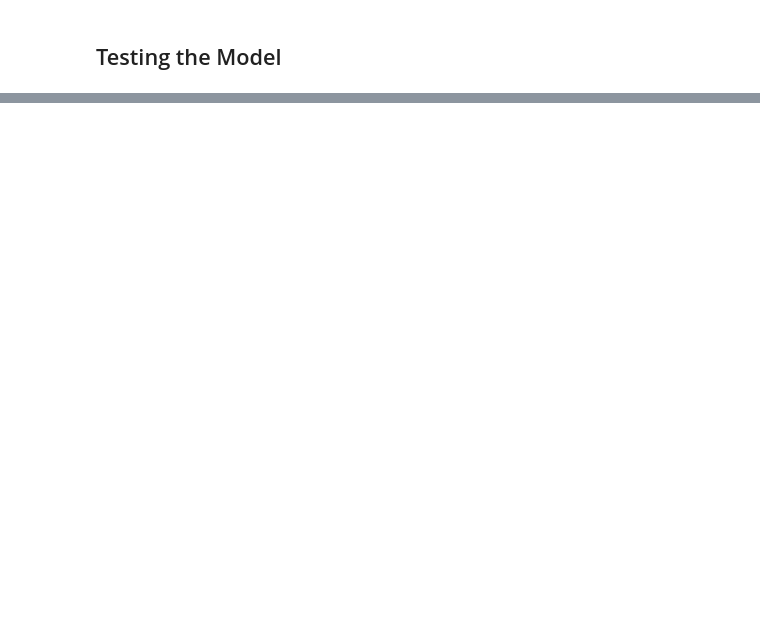
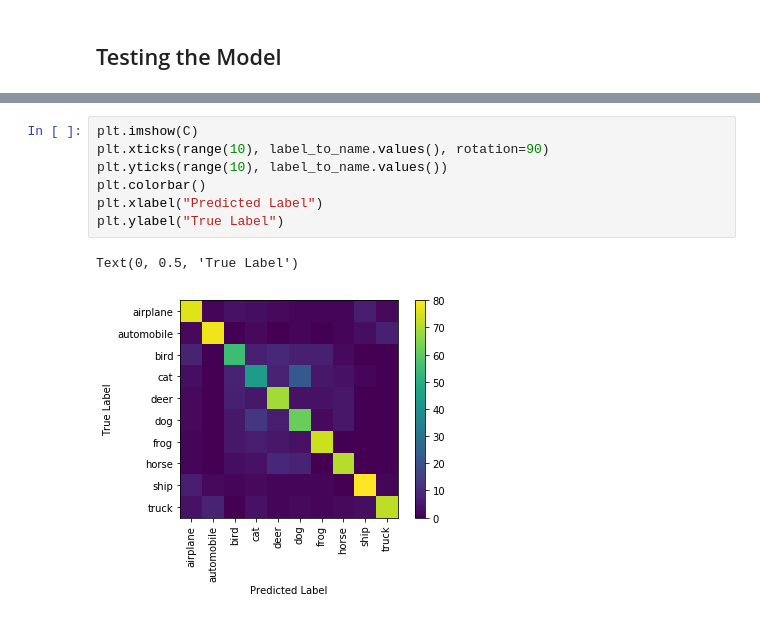
Before and after one commit to RMeli/BertelsmannAI, a Jupyter notebook: 06_cnn/01_CIFAR10-CNN-simple.ipynb, the cells around one changed output, grey strips where cells are left out. Cells and saved outputs as stored; diff of their text form; blank space fills up the shorter version.

```diff
--- a/06_cnn/01_CIFAR10-CNN-simple.ipynb
+++ b/06_cnn/01_CIFAR10-CNN-simple.ipynb
@@ -515,0 +674,10 @@ plt.show()
+# %%
+plt.imshow(C)
+plt.xticks(range(10), label_to_name.values(), rotation=90)
+plt.yticks(range(10), label_to_name.values())
+plt.colorbar()
+plt.xlabel("Predicted Label")
+plt.ylabel("True Label")
+# %% [output]
+Text(0, 0.5, 'True Label')
+[figure, added]
```
Also changed, not shown: parts of 46 cells of this notebook.
